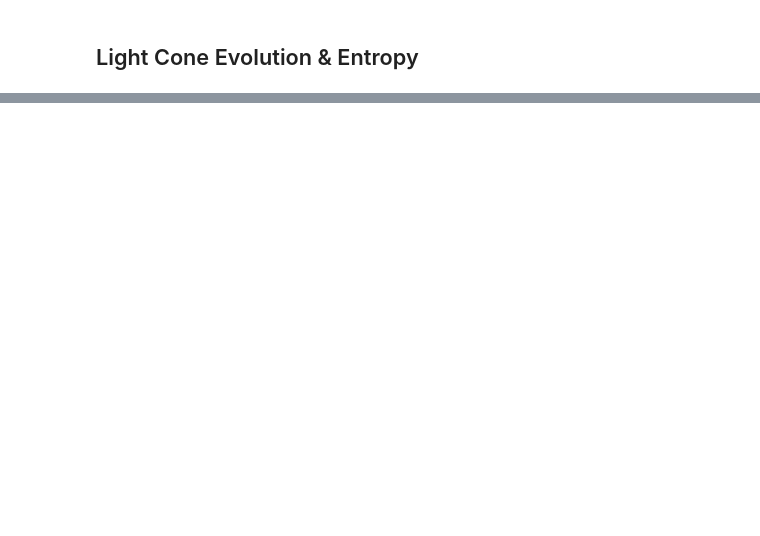
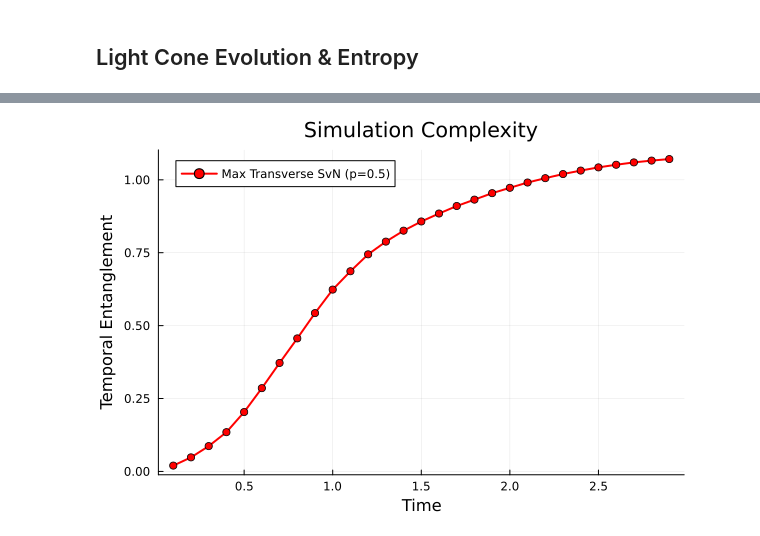
Before and after one commit to jmarquezol/QuantumMaster, a Jupyter notebook: master_thesis/NNN_crit_model.ipynb, the cells around one changed output, grey strips where cells are left out. Cells and saved outputs as stored; diff of their text form; code cells hidden in the pictures; blank space fills up the shorter version.

```diff
--- a/master_thesis/NNN_crit_model.ipynb
+++ b/master_thesis/NNN_crit_model.ipynb
@@ -679,0 +657,19 @@ display(p2)
+# %%
+mpo_generator = expH_alcaraz_WII
+T_max = 3.0
+dt = 0.1
+lambda = 1.0
+p = 0.5
+
+
+# Setup Physical System
+s = Index(2, "S=1/2")
+bl = ITensor(ComplexF64, s)
+bl[s => 1] = 1.0 + 0.0im  # Initial state: |Up>
+
+# Package parameters + Folded Blocks
+mp_alcaraz = AlcarazModel(lambda, p, s)
+tp = tMPOParams(dt, mpo_generator, mp_alcaraz, 0, bl)
+
+# FoldtMPOBlocks extracts the translationally invariant tensor
+fb = FoldtMPOBlocks(tp)
@@ -679,0 +687,62 @@ display(p2)
+# %%
+# Light Cone Parameters
+cutoff = 1e-12
+maxdim = 256
+t_params = TruncParams(cutoff, maxdim, "left")
+
+cp = ConeParams(
+    truncp = t_params,
+    opt_method = "RTM_LR",
+    vwidth = 1
+)
+
+# Observables
+chk = DoCheckpoint(
+    "cp_alcaraz_dynamics.jld2";
+    params=tp,
+    save_at=0,
+    observables = (
+        temp_entropy = s -> vn_entanglement_entropy(s.R),
+
+        Z_normed = s -> real(
+            first(compute_expvals(s.L, s.R, ["Z"], s.b)["Z"]) /
+            first(compute_expvals(s.L, s.R, ["Id"], s.b)["Id"])
+        )
+    )
+)
+
+# Run Simulation
+init_mps = init_cone(fb, 1)
+Nt_final = Int(round(T_max / dt))
+
+L_final, R_final, checkpt = run_cone(init_mps, fb, cp, chk, Nt_final)
+
+# Extract Data
+svn_vals_raw = checkpt.history[:temp_entropy]
+
+svn_max = [maximum(real(v)) for v in svn_vals_raw]
+z_vals = checkpt.history[:Z_normed]
+times_plot = [n * dt for n in 1:length(svn_max)]
+
+# Plotting
+p1 = plot(times_plot, svn_max,
+        label="Max Transverse SvN (p=$p)",
+        xlabel="Time",
+        ylabel="Temporal Entanglement",
+        lw=2, color=:red, marker=:circle,
+        title="Simulation Complexity")
+
+p2 = plot(times_plot, z_vals,
+        label="<Z> (p=$p, λ=$lambda)",
+        xlabel="Time",
+        ylabel="Expectation Value <Z>",
+        lw=2, color=:green, marker=:circle,
+        title="Alcaraz Quench Dynamics")
+
+plot!(p2, times_tdvp, z_tdvp,
+    label="TVDP",
+    lw=2, color=:blue, marker=:cross, ls=:dash)
+
+display(p1)
+display(p2)
+# %% [output]
@@ -679,0 +755 @@ display(p2)
+[figure, added]
```
Also changed, not shown: parts of 30 cells of this notebook, 2 other files.
